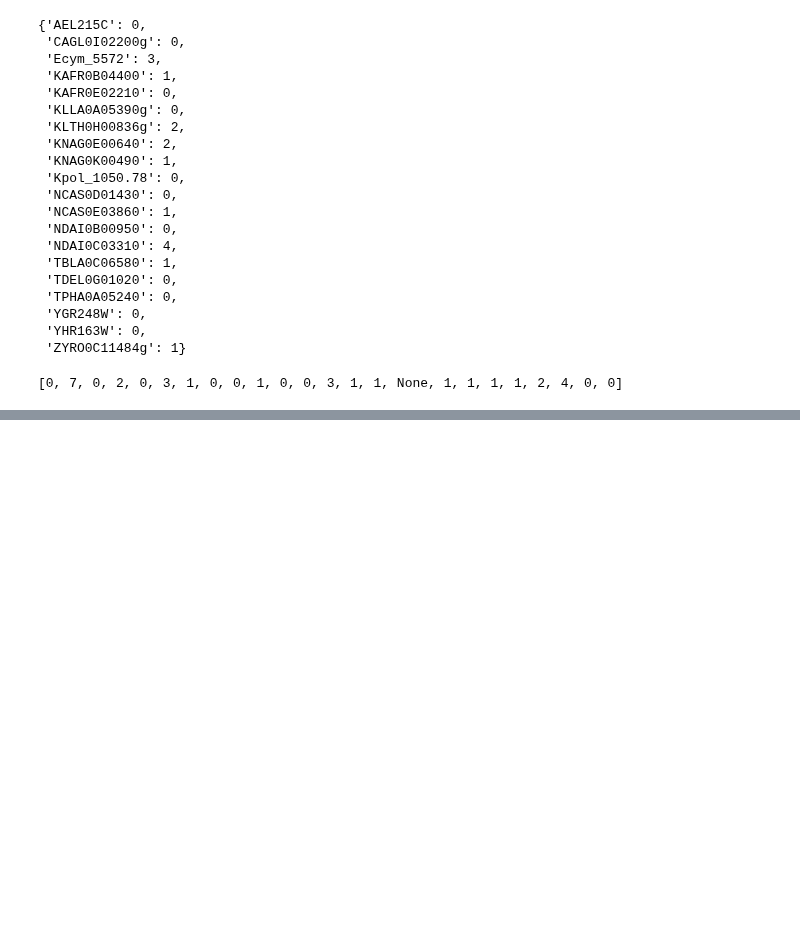
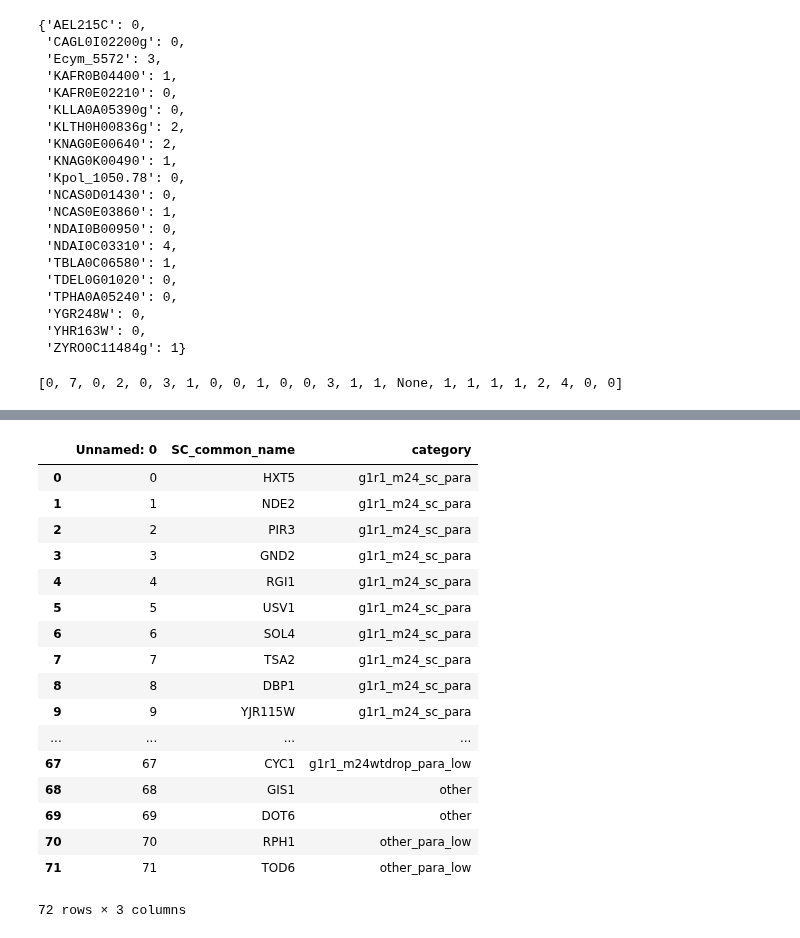
Before and after one commit to heineike02/yeast_esr_expression_analysis, a Jupyter notebook: scripts/20180201_promoter_motif_phylogeny.ipynb, the cells around one changed output, grey strips where cells are left out. Cells and saved outputs as stored; diff of their text form; code cells hidden in the pictures; blank space fills up the shorter version.

```diff
--- a/scripts/20180201_promoter_motif_phylogeny.ipynb
+++ b/scripts/20180201_promoter_motif_phylogeny.ipynb
@@ -512,0 +564,3 @@ binding_site_table.to_csv(os.path.normpath(data_processing_dir + 'promoter_phylo
+# %%
+gois_gr1_m24 = pd.read_csv(data_processing_dir + '20170817_klscpka/20180327_msn24_gis1_rph1_overlap.csv')
+genes = io_library.SC_orf_lookup_by_name(gois_gr1_m24['SC_common_name'])
@@ -512,0 +716,22 @@ binding_site_table.to_csv(os.path.normpath(data_processing_dir + 'promoter_phylo
+# %%
+#print data to file
+for gene in SC_common_name:
+# %% [output]
+|  | Unnamed: 0 | SC_common_name | category |
+| 0 | 0 | HXT5 | g1r1_m24_sc_para |
+| 1 | 1 | NDE2 | g1r1_m24_sc_para |
+| 2 | 2 | PIR3 | g1r1_m24_sc_para |
+| 3 | 3 | GND2 | g1r1_m24_sc_para |
+| 4 | 4 | RGI1 | g1r1_m24_sc_para |
+| 5 | 5 | USV1 | g1r1_m24_sc_para |
+| 6 | 6 | SOL4 | g1r1_m24_sc_para |
+| 7 | 7 | TSA2 | g1r1_m24_sc_para |
+| 8 | 8 | DBP1 | g1r1_m24_sc_para |
+| 9 | 9 | YJR115W | g1r1_m24_sc_para |
+| ... | ... | ... | ... |
+| 67 | 67 | CYC1 | g1r1_m24wtdrop_para_low |
+| 68 | 68 | GIS1 | other |
+| 69 | 69 | DOT6 | other |
+| 70 | 70 | RPH1 | other_para_low |
+| 71 | 71 | TOD6 | other_para_low |
+72 rows × 3 columns
```
Also changed, not shown: parts of 32 cells of this notebook, 8 other files.
